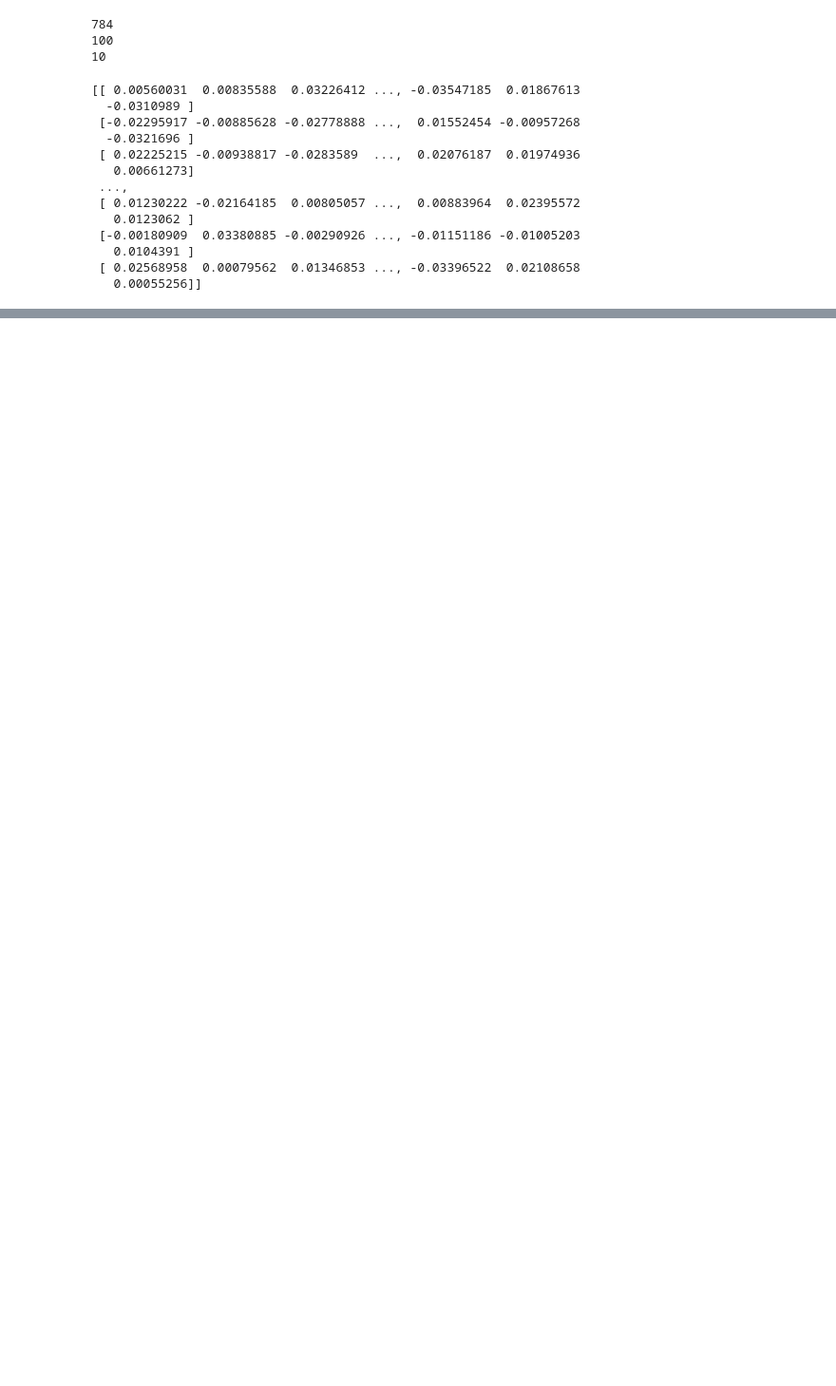
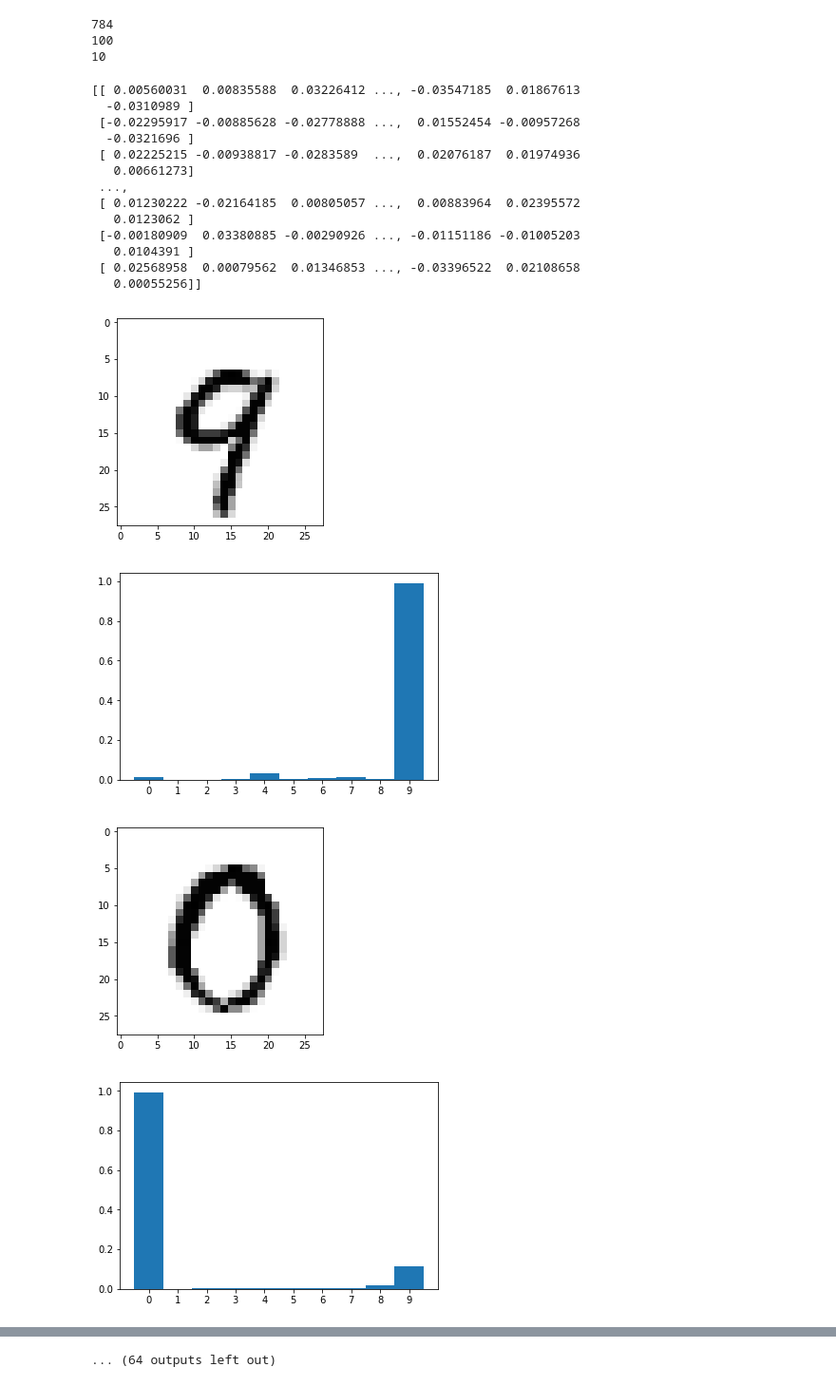
Before and after one commit to hasbiida/ANN-MNIST, a Jupyter notebook: MNIST_ANN.ipynb, the cells around one changed output, grey strips where cells are left out. Shown at 95% size. Drawn from its saved outputs; the diff is of its cells as text; code cells hidden in the pictures; blank space fills up the shorter version.

Commit message:
update plot

```diff
--- a/MNIST_ANN.ipynb
+++ b/MNIST_ANN.ipynb
@@ -286,3 +290,22 @@ print(ANN.wih)
 # %%
 np.savetxt("wih_ANN.csv", ANN.wih, delimiter=",")
 np.savetxt("who_ANN.csv", ANN.who, delimiter=",")
+# %%
+index = np.arange(10)
+for i,im in enumerate(test_imgs[12:50]):
+    res = ANN.run(im)
+    #print (res)
+    img = im.reshape((28,28))
+    plt.imshow(img, cmap="Greys")
+    #for y in range(10):
+     #   print (y, *res[y])
+    #bar = res.tolist()
+    plt.show()
+    plt.bar(index,res,1)
+    plt.xticks(index,index)
+    plt.show()
+# %% [output]
+[figure, added]
+[figure, added]
+[figure, added]
+[figure, added]
@@ -288,0 +320 @@ np.savetxt("who_ANN.csv", ANN.who, delimiter=",")
+... (64 outputs left out)
```
Also changed, not shown: parts of 6 cells of this notebook.
